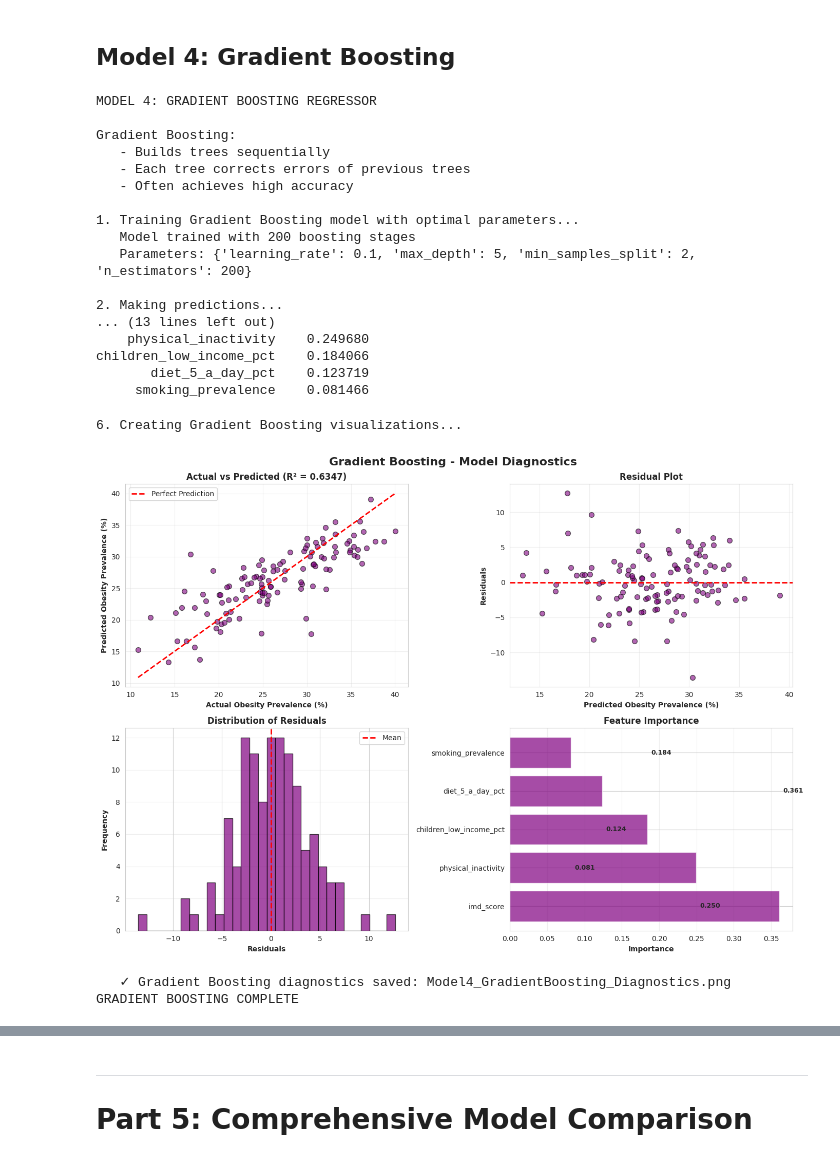
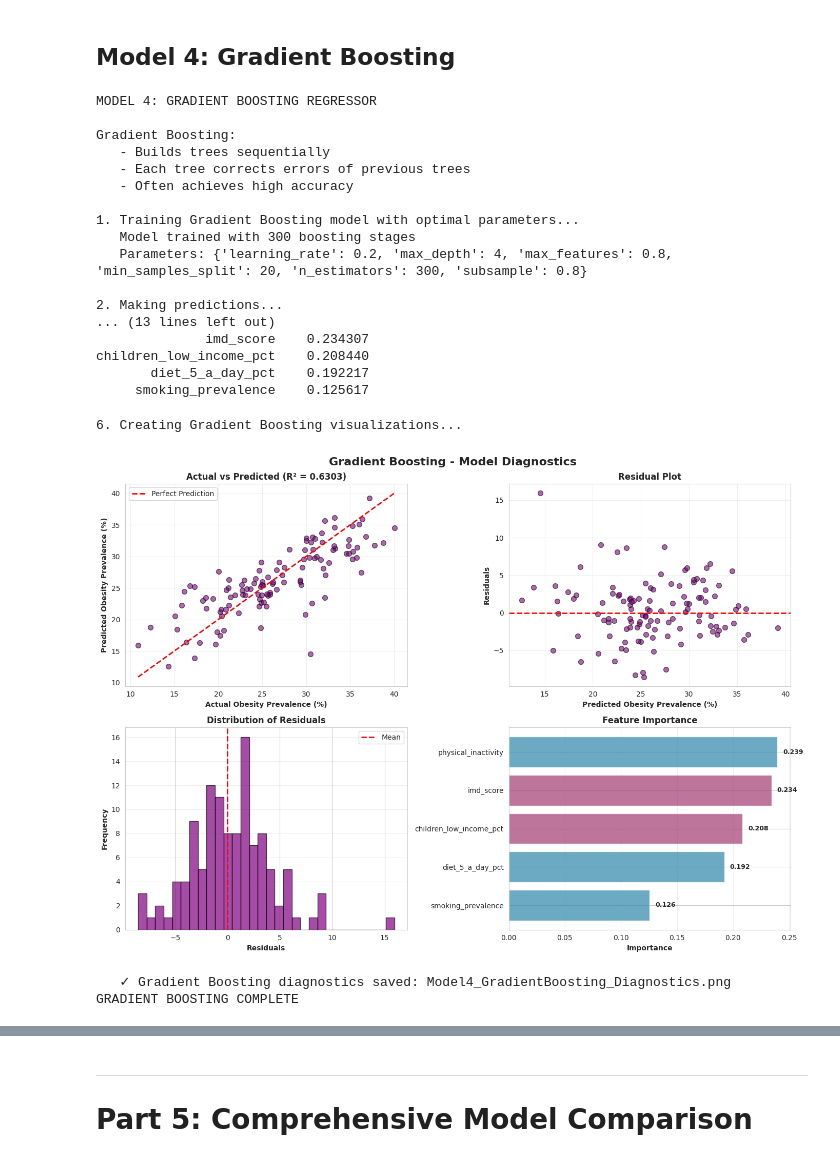
Before and after one commit to gabriel2lucky1990/adult-obesity-risk-modelling-england, a Jupyter notebook: Predicting_Obesity_From_Health_Behaviors_in_England.ipynb, the cells around one changed output, grey strips where cells are left out. Drawn from its saved outputs; the diff is of its cells as text; code cells hidden in the pictures.

Commit message:
my full model with second hyper parameter selection using grid search, model comparison, feature analysis vs SHAP  analysis and my conclusion

```diff
--- a/Predicting_Obesity_From_Health_Behaviors_in_England.ipynb
+++ b/Predicting_Obesity_From_Health_Behaviors_in_England.ipynb
@@ -1022,17 +1020,20 @@ axes[1, 0].legend()
 axes[1, 0].grid(axis='y', alpha=0.3)
 
 # Plot 4: Feature Importance
+feature_importance_rf_sorted = feature_importance_rf.sort_values('Importance', ascending=True)
 colors_importance = ['#2E86AB' if feat in ['physical_inactivity', 'smoking_prevalence', 'diet_5_a_day_pct']
-                     else '#A23B72' for feat in feature_importance_rf['Feature']]
-axes[1, 1].barh(feature_importance_rf['Feature'], feature_importance_rf['Importance'],
+                     else '#A23B72' for feat in feature_importance_rf_sorted['Feature']]
+axes[1, 1].barh(feature_importance_rf_sorted['Feature'],
+                feature_importance_rf_sorted['Importance'],
                 color=colors_importance, alpha=0.7)
 axes[1, 1].set_xlabel('Importance', fontweight='bold')
 axes[1, 1].set_title('Feature Importance', fontweight='bold')
 axes[1, 1].grid(axis='x', alpha=0.3)
 
-# Add value labels to importance plot
-for idx, row in feature_importance_rf.iterrows():
-    axes[1, 1].text(row['Importance'] + 0.01, idx, f"{row['Importance']:.3f}",
+# Add value labels correctly
+for i, (idx, row) in enumerate(feature_importance_rf_sorted.iterrows()):
+    axes[1, 1].text(row['Importance'] + 0.005, i,
+                    f"{row['Importance']:.3f}",
                     va='center', fontsize=9, fontweight='bold')
 
 plt.tight_layout()
@@ -1142,10 +1130,12 @@ print("   - Often achieves high accuracy")
 # Train Gradient Boosting with optimal parameters from GridSearch
 print("\n1. Training Gradient Boosting model with optimal parameters...")
 gb = GradientBoostingRegressor(
-    n_estimators=gb_grid.best_params_['n_estimators'],       # Optimal from GridSearchCV
-    max_depth=gb_grid.best_params_['max_depth'],             # Optimal from GridSearchCV
-    learning_rate=gb_grid.best_params_['learning_rate'],     # Optimal from GridSearchCV
-    min_samples_split=gb_grid.best_params_['min_samples_split'],  # Optimal from GridSearchCV
+    n_estimators=gb_grid.best_params_['n_estimators'],
+    max_depth=gb_grid.best_params_['max_depth'],
+    learning_rate=gb_grid.best_params_['learning_rate'],
+    min_samples_split=gb_grid.best_params_['min_samples_split'],
+    subsample=gb_grid.best_params_['subsample'],
+    max_features=gb_grid.best_params_['max_features'],
     random_state=50
 )
 gb.fit(X_train_scaled, y_train)
@@ -1194,21 +1184,19 @@ Gradient Boosting:
    - Often achieves high accuracy
 
 1. Training Gradient Boosting model with optimal parameters...
-   Model trained with 200 boosting stages
-   Parameters: {'learning_rate': 0.1, 'max_depth': 5, 'min_samples_split': 2, 'n_estimators': 200}
+   Model trained with 300 boosting stages
+   Parameters: {'learning_rate': 0.2, 'max_depth': 4, 'max_features': 0.8, 'min_samples_split': 20, 'n_estimators': 300, 'subsample': 0.8}
 
 2. Making predictions...
 ... (13 lines left out)
-    physical_inactivity    0.249680
-children_low_income_pct    0.184066
-       diet_5_a_day_pct    0.123719
-     smoking_prevalence    0.081466
+              imd_score    0.234307
+children_low_income_pct    0.208440
+       diet_5_a_day_pct    0.192217
+     smoking_prevalence    0.125617
 # %%
 # GRADIENT BOOSTING VISUALIZATIONS
-
 print("\n6. Creating Gradient Boosting visualizations...")
 
-# Create figure with 4 subplots
 fig, axes = plt.subplots(2, 2, figsize=(14, 10))
 fig.suptitle('Gradient Boosting - Model Diagnostics', fontsize=16, fontweight='bold')
 
@@ -1226,40 +1214,43 @@ axes[0, 0].grid(alpha=0.3)
 axes[0, 1].scatter(y_pred_gb, residuals_gb, alpha=0.6, edgecolors='k', s=50, color='purple')
 axes[0, 1].axhline(y=0, color='r', linestyle='--', lw=2)
 axes[0, 1].set_xlabel('Predicted Obesity Prevalence (%)', fontweight='bold')
 axes[0, 1].set_ylabel('Residuals', fontweight='bold')
 axes[0, 1].set_title('Residual Plot', fontweight='bold')
 axes[0, 1].grid(alpha=0.3)
 
 # Plot 3: Residual Distribution
 axes[1, 0].hist(residuals_gb, bins=30, color='purple', edgecolor='black', alpha=0.7)
 axes[1, 0].axvline(x=0, color='red', linestyle='--', linewidth=2, label='Mean')
 axes[1, 0].set_xlabel('Residuals', fontweight='bold')
 axes[1, 0].set_ylabel('Frequency', fontweight='bold')
 axes[1, 0].set_title('Distribution of Residuals', fontweight='bold')
 axes[1, 0].legend()
 axes[1, 0].grid(axis='y', alpha=0.3)
 
-# Plot 4: Feature Importance
-axes[1, 1].barh(feature_importance_gb['Feature'], feature_importance_gb['Importance'],
-                color='purple', alpha=0.7)
+# Plot 4: Feature Importance — GB (fixed)
+feature_importance_gb_sorted = feature_importance_gb.sort_values('Importance', ascending=True)
+colors_importance = ['#2E86AB' if feat in ['physical_inactivity', 'smoking_prevalence', 'diet_5_a_day_pct']
+                     else '#A23B72' for feat in feature_importance_gb_sorted['Feature']]
+axes[1, 1].barh(feature_importance_gb_sorted['Feature'],
+                feature_importance_gb_sorted['Importance'],
+                color=colors_importance, alpha=0.7)
 axes[1, 1].set_xlabel('Importance', fontweight='bold')
 axes[1, 1].set_title('Feature Importance', fontweight='bold')
 axes[1, 1].grid(axis='x', alpha=0.3)
 
-# Add value labels
-for idx, row in feature_importance_gb.iterrows():
-    axes[1, 1].text(row['Importance'] + 0.005, idx, f"{row['Importance']:.3f}",
+for i, (idx, row) in enumerate(feature_importance_gb_sorted.iterrows()):
+    axes[1, 1].text(row['Importance'] + 0.005, i,
+                    f"{row['Importance']:.3f}",
                     va='center', fontsize=9, fontweight='bold')
 
 plt.tight_layout()
 plt.savefig('/content/drive/MyDrive/Model4_GradientBoosting_Diagnostics.png', dpi=300, bbox_inches='tight')
 plt.show()
 
 print("   ✓ Gradient Boosting diagnostics saved: Model4_GradientBoosting_Diagnostics.png")
-
 print("GRADIENT BOOSTING COMPLETE")
 # %% [output]
 6. Creating Gradient Boosting visualizations...
-[figure, old version]
+[figure, new version]
    ✓ Gradient Boosting diagnostics saved: Model4_GradientBoosting_Diagnostics.png
 GRADIENT BOOSTING COMPLETE
```
Also changed, not shown: parts of 37 cells of this notebook.
